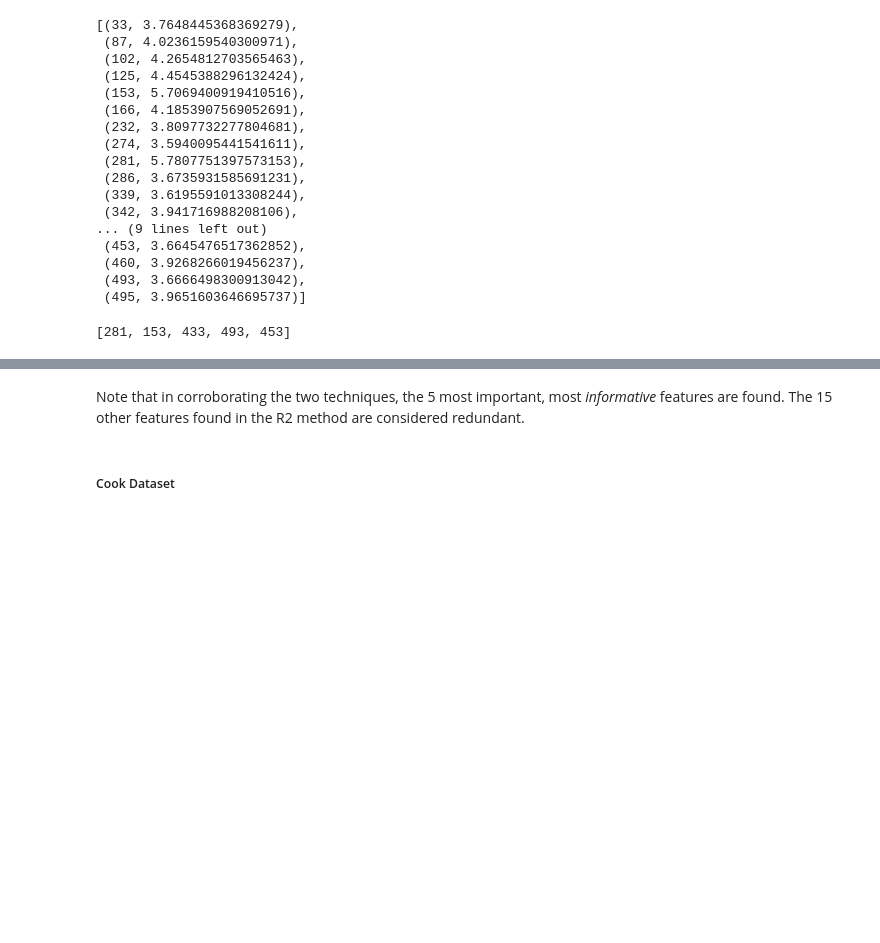
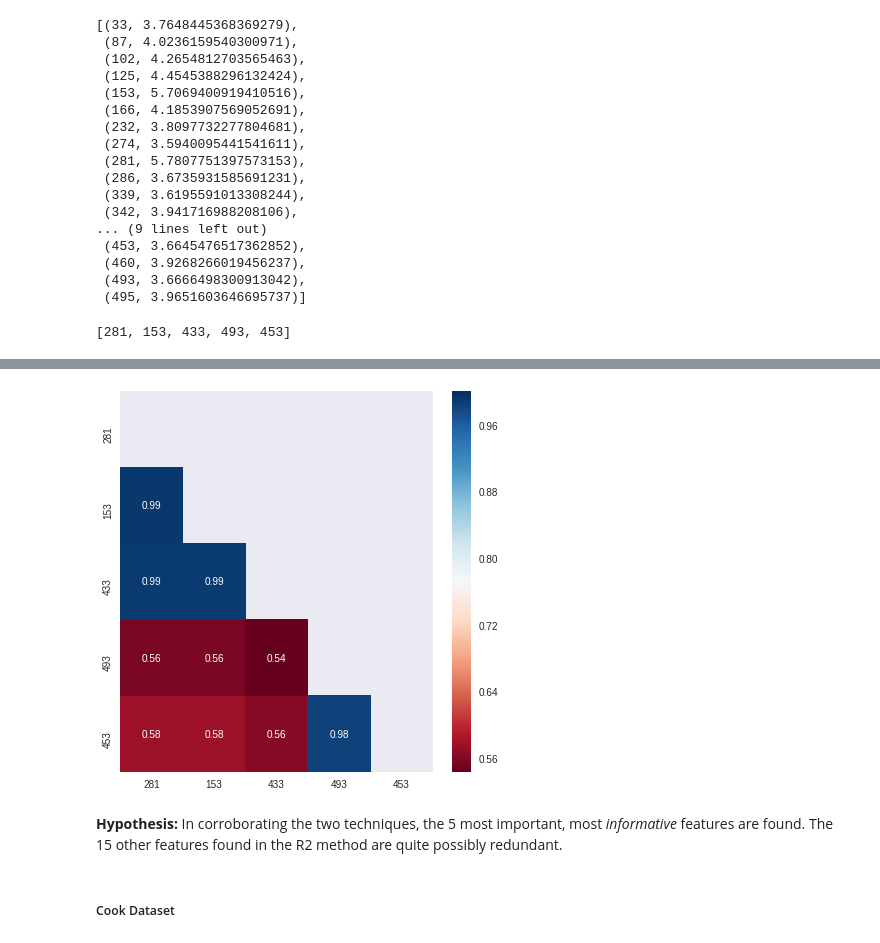
Before and after one commit to godsylla/UCI-Madelon-Dataset, a Jupyter notebook: ipynb/02-Explore_and_Visualize_Data.ipynb, the cells around one changed output, grey strips where cells are left out. Drawn from its saved outputs; the diff is of its cells as text; code cells hidden in the pictures; blank space fills up the shorter version.

```diff
--- a/ipynb/01-Explore_and_Visualize_Data.ipynb
+++ b/ipynb/02-Explore_and_Visualize_Data.ipynb
@@ -386,0 +405,19 @@ cook_inf_red_feat_indices
+# %%
+def calculate_mean_r_2_dectree (data, feature, iteration=200):
+    '''
+    iteration default set to 200
+    iteration can be specified (type int)
+    '''
+    scores = []
+    for i in range(iteration):
+        scores.append(calculate_r_2_for_feature_dectree(data, feature))
+
+    scores = np.array(scores)
+    return scores.mean()
+# %%
+madelon_avg_r2_feature_scores_dectree = []
+
+for column in madelon_train_10.columns:
+    score = calculate_mean_r_2_dectree(madelon_train_10, column)
+    madelon_avg_r2_feature_scores_dectree.append(score)
+    print(column, score)
@@ -432,8 +512,11 @@ sorted(top25_madelon_feat_corr, key=lambda x: x[0])
  (493, 3.6666498300913042),
  (495, 3.9651603646695737)]
 # %%
-# match the indices for the important features using the R2 method and the indices found using the correlation method
+# match the indices for the important features using the R2 method and the indices found
+# using the correlation method
 
-[x[0] for x in top25_madelon_feat_corr if x[0] in madelon_inf_red_feat_indices]
+madelon_inf_feat = [x[0] for x in top25_madelon_feat_corr \
+                    if x[0] in madelon_inf_red_feat_indices]
+madelon_inf_feat
 # %% [output]
 [281, 153, 433, 493, 453]
@@ -440,4 +534,15 @@ sorted(top25_madelon_feat_corr, key=lambda x: x[0])
+# %%
+madelon_inf_feat_corr = madelon_train_10[madelon_inf_feat].corr()
+
+mask = np.zeros_like(madelon_inf_feat_corr, dtype=np.bool)
+mask[np.triu_indices_from(mask)] = True
+
+fig, ax = plt.subplots(figsize=(7,7))
+sns.heatmap(madelon_inf_feat_corr, mask=mask, cmap='RdBu', annot=True)
+plt.show()
+# %% [output]
+[figure, added]
 # %% [markdown]
-Note that in corroborating the two techniques, the 5 most important, most *informative* features are found. The 15 other features found in the R2 method are considered redundant.
+**Hypothesis:** In corroborating the two techniques, the 5 most important, most *informative* features are found. The 15 other features found in the R2 method are quite possibly redundant.
 # %% [markdown]
 ##### Cook Dataset
```
Also changed, not shown: parts of 11 cells of this notebook.
